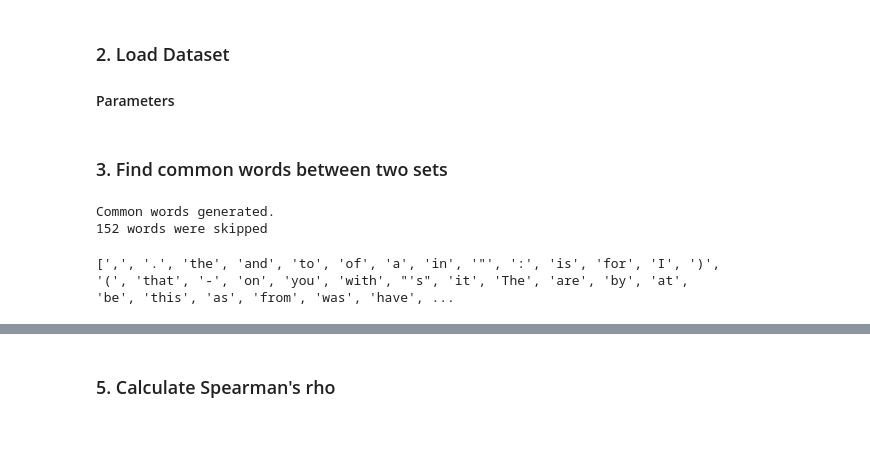
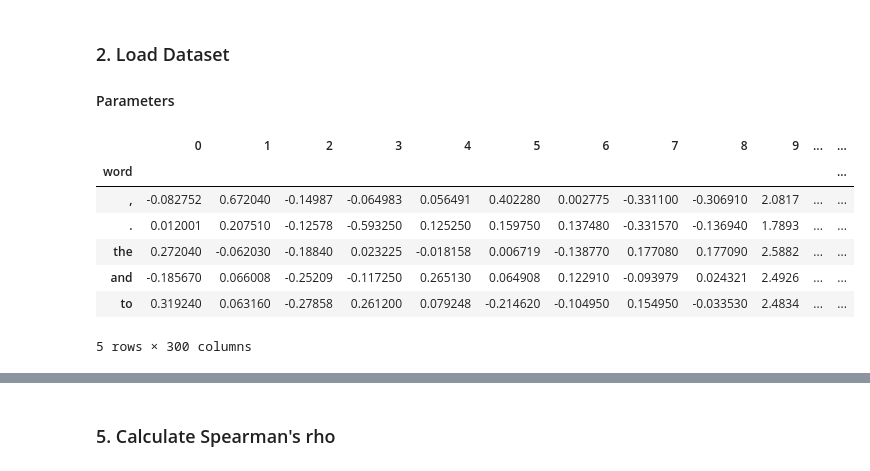
Before and after one commit to intuinno/conceptvector, a Jupyter notebook: experiment/Custom Dictionary.ipynb, the cells around one changed output, grey strips where cells are left out. Drawn from its saved outputs; the diff is of its cells as text; code cells hidden in the pictures; blank space fills up the shorter version.

Commit message:
Suggested words now working

```diff
--- a/experiment/Custom Dictionary.ipynb
+++ b/experiment/Custom Dictionary.ipynb
@@ -36,3 +37,5 @@ from scipy.stats import spearmanr
 # Location of required dataset
 hedonFileName = './data/hedonmeter.TXT'
 w2vModelFileName = './data/glove.840B.300d.txt'
+
+headerNames = ['word'] + range(300)
@@ -57,5 +42,16 @@ w2vLabel = w2vModel['word'].tolist()
+# %%
+hedon = pd.read_csv(hedonFileName, sep='\t', header=0, skiprows=3)
+w2vModel = pd.read_csv(w2vModelFileName, delim_whitespace=True, quoting=3, header=None, names=headerNames, skiprows=0, index_col=0)
 # %%
-# a = w2vModel['word']
-# b = a.tolist()
-# print b[0:10]
-# w2vModel.head(30)
+w2vLabel = w2vModel.index.tolist()
+# print w2vLabel
+w2vModel.head()
+# %% [output]
+|  | 0 | 1 | 2 | 3 | 4 | 5 | 6 | 7 | 8 | 9 | ... | ... |
+| word |  |  |  |  |  |  |  |  |  |  |  | ... |
+| , | -0.082752 | 0.672040 | -0.14987 | -0.064983 | 0.056491 | 0.402280 | 0.002775 | -0.331100 | -0.306910 | 2.0817 | ... | ... |
+| . | 0.012001 | 0.207510 | -0.12578 | -0.593250 | 0.125250 | 0.159750 | 0.137480 | -0.331570 | -0.136940 | 1.7893 | ... | ... |
+| the | 0.272040 | -0.062030 | -0.18840 | 0.023225 | -0.018158 | 0.006719 | -0.138770 | 0.177080 | 0.177090 | 2.5882 | ... | ... |
+| and | -0.185670 | 0.066008 | -0.25209 | -0.117250 | 0.265130 | 0.064908 | 0.122910 | -0.093979 | 0.024321 | 2.4926 | ... | ... |
+| to | 0.319240 | 0.063160 | -0.27858 | 0.261200 | 0.079248 | -0.214620 | -0.104950 | 0.154950 | -0.033530 | 2.4834 | ... | ... |
+5 rows × 300 columns
@@ -72,27 +57,0 @@ output.close()
-# %% [markdown]
-### 3. Find common words between two sets
-# %%
-# Iterate over hedon words and
-# If there is a same word in word2vec
-# Add to the common words list
-
-common_words = []
-hedon_words = hedon['word'].tolist()
-
-counter = 0
-for w in hedon_words:
-    if w in w2vLabel:
-        common_words.append(w)
-    else:
-#         print w
-        counter += 1
-
-print 'Common words generated.'
-print str(counter) + ' words were skipped'
-# %% [output]
-Common words generated.
-152 words were skipped
-# %%
-print w2vLabel[0:100]
-# %% [output]
-[',', '.', 'the', 'and', 'to', 'of', 'a', 'in', '"', ':', 'is', 'for', 'I', ')', '(', 'that', '-', 'on', 'you', 'with', "'s", 'it', 'The', 'are', 'by', 'at', 'be', 'this', 'as', 'from', 'was', 'have', ...
```
Also changed, not shown: parts of 14 cells of this notebook, 9 other files.
